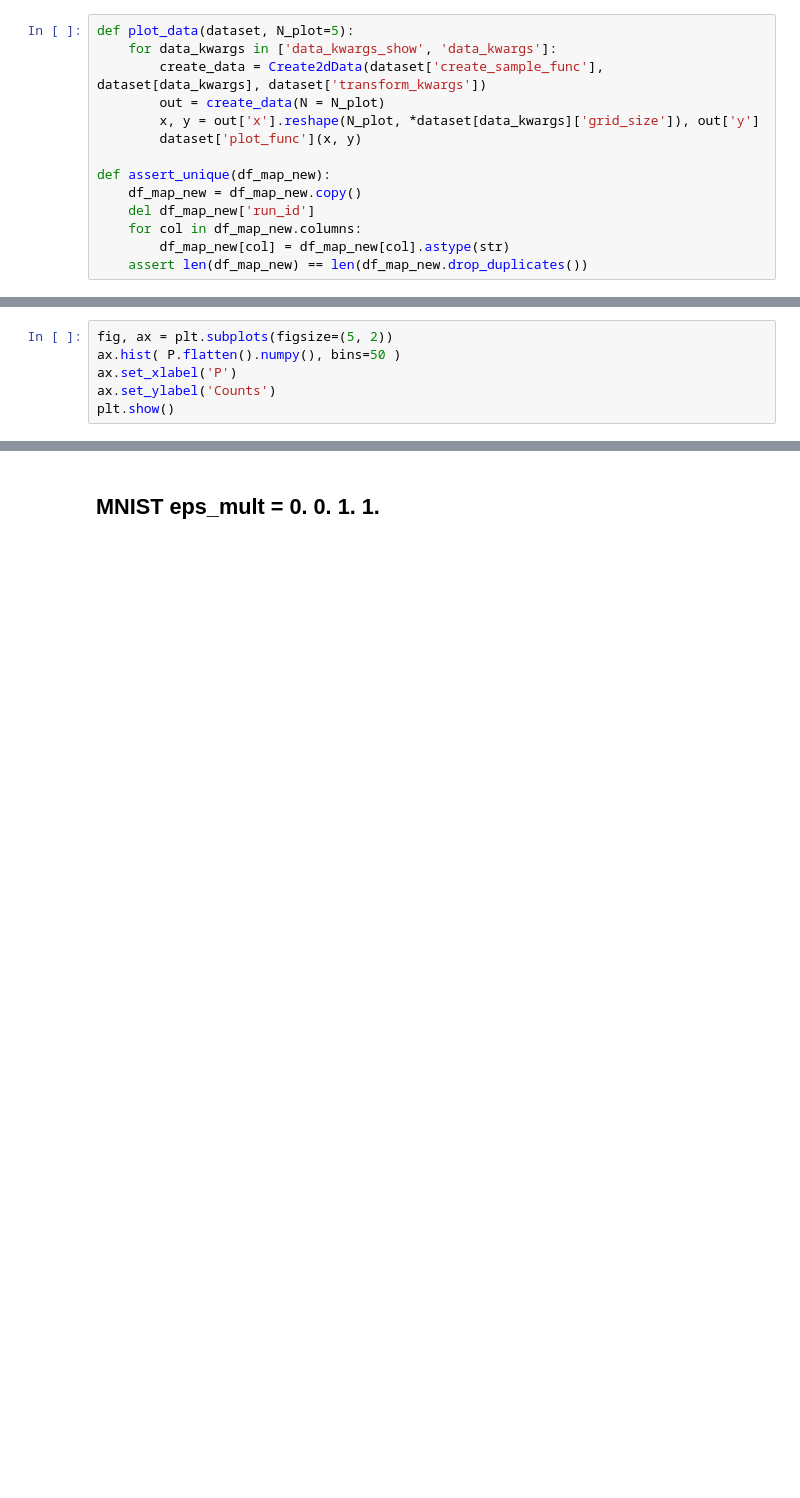
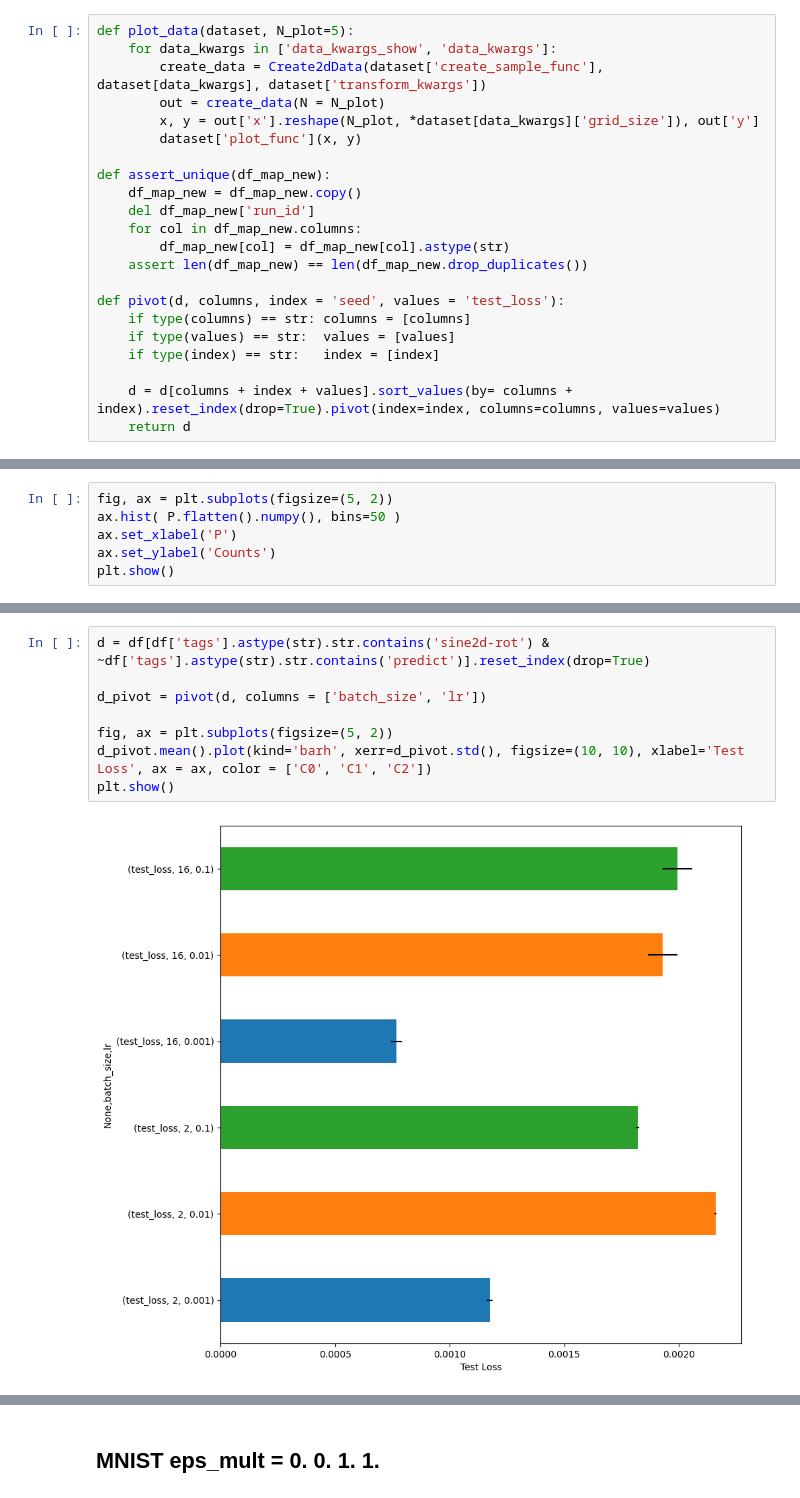
Before and after one commit to elidub/SymPDE, a Jupyter notebook: notebooks_symlie/results-v2.ipynb, the cells around one changed output, grey strips where cells are left out. Saved outputs shown, nothing was run; the diff lists cells and outputs as text; blank space fills up the shorter version.

```diff
--- a/notebooks_symlie/results-v2.ipynb
+++ b/notebooks_symlie/results-v2.ipynb
@@ -35,6 +35,14 @@ def assert_unique(df_map_new):
     for col in df_map_new.columns:
         df_map_new[col] = df_map_new[col].astype(str)
     assert len(df_map_new) == len(df_map_new.drop_duplicates())
+
+def pivot(d, columns, index = 'seed', values = 'test_loss'):
+    if type(columns) == str: columns = [columns]
+    if type(values) == str:  values = [values]
+    if type(index) == str:   index = [index]
+
+    d = d[columns + index + values].sort_values(by= columns + index).reset_index(drop=True).pivot(index=index, columns=columns, values=values)
+    return d
 # %%
 df = pd.read_pickle('../logs/store/results_df.pkl')
 print(df.shape)
@@ -280,0 +376,10 @@ plt.show()
+# %%
+d = df[df['tags'].astype(str).str.contains('sine2d-rot') & ~df['tags'].astype(str).str.contains('predict')].reset_index(drop=True)
+
+d_pivot = pivot(d, columns = ['batch_size', 'lr'])
+
+fig, ax = plt.subplots(figsize=(5, 2))
+d_pivot.mean().plot(kind='barh', xerr=d_pivot.std(), figsize=(10, 10), xlabel='Test Loss', ax = ax, color = ['C0', 'C1', 'C2'])
+plt.show()
+# %% [output]
+[figure, added]
```
Also changed, not shown: parts of 23 cells of this notebook, 6 other files.
